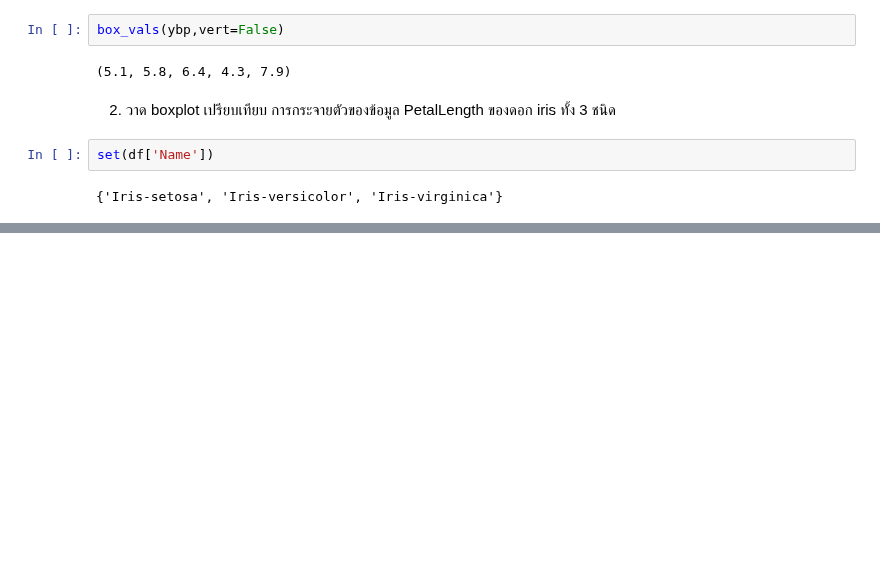
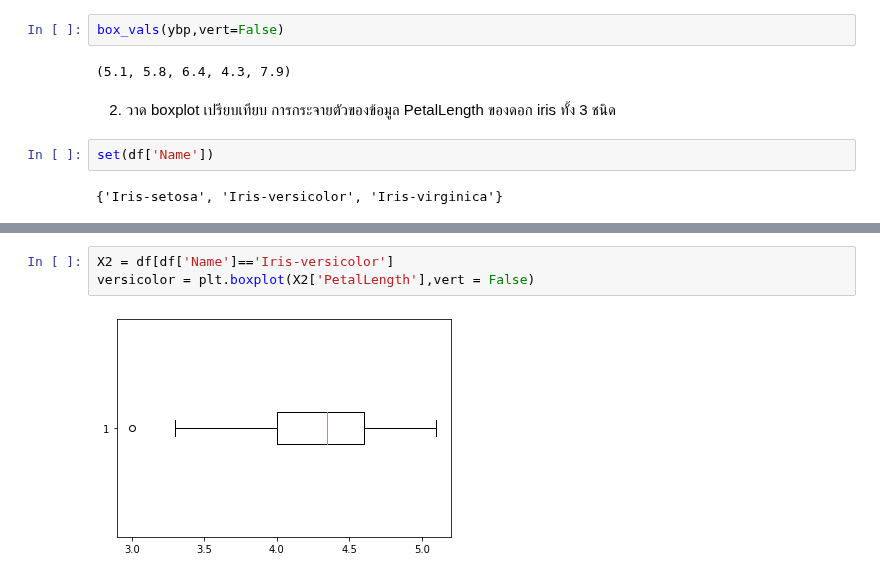
Before and after one commit to kittimaxz/data_viz_2022, a Jupyter notebook: DataViz02_Data_Distribution.ipynb, the cells around one changed output, grey strips where cells are left out. Drawn from its saved outputs; the diff is of its cells as text; blank space fills up the shorter version.

```diff
--- a/DataViz02_Data_Distribution.ipynb
+++ b/DataViz02_Data_Distribution.ipynb
@@ -335,0 +349,5 @@ set(df['Name'])
+# %%
+X2 = df[df['Name']=='Iris-versicolor']
+versicolor = plt.boxplot(X2['PetalLength'],vert = False)
+# %% [output]
+[figure, added]
```
Also changed, not shown: parts of 5 cells of this notebook.
